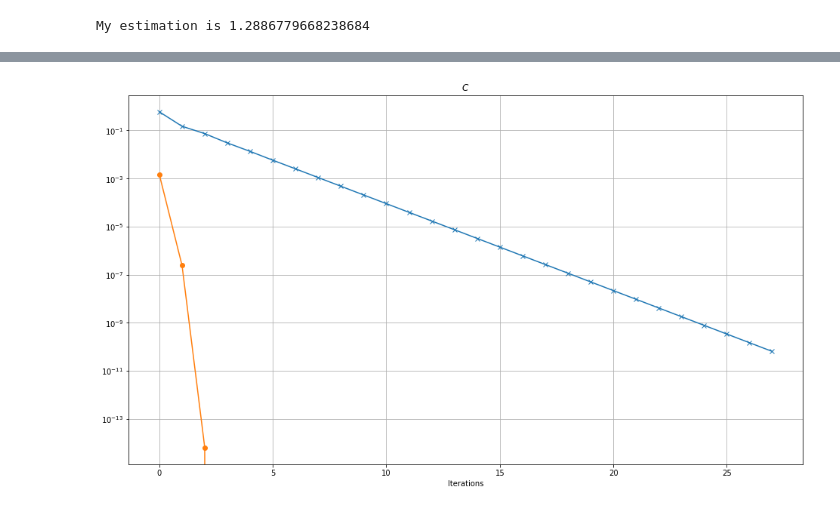
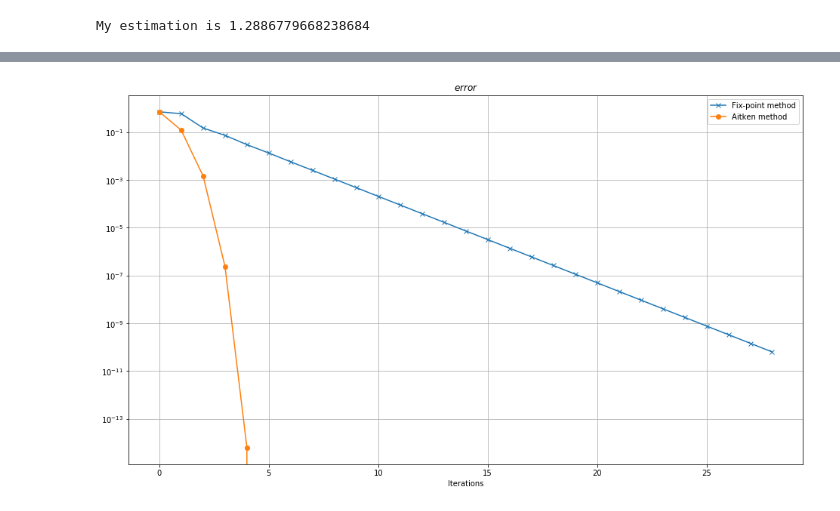
Before and after one commit to Hijikatahonami/itcm-notebooks, a Jupyter notebook: lab-3/exercise/exercise1.ipynb, the cells around one changed output, grey strips where cells are left out. Saved outputs shown, nothing was run; the diff lists cells and outputs as text; code cells hidden in the pictures.

```diff
--- a/lab-3/exercise/exercise1.ipynb
+++ b/lab-3/exercise/exercise1.ipynb
@@ -232,6 +232,7 @@ def aitken(
 
     if report_history:
         history_hat = {'x_n_hat': []}
+        history_hat['x_n_hat'].append(x_n)
 
     while True:
 
@@ -280,28 +281,29 @@ My estimation is 1.2886779668238684
 # %%
 '''
 Hint:
     1. Prepare the sequences: x_n, x_n_hat(from the history of each algorithm)
     2. Compute the error of sequences: e_n, e_n_hat
     3. Plot the curves of e_n, e_n_hat respectively
     4. Change scale into log
     5. Fill in the name of x,y axes
     6. Enable legend(show curve names)
     7. Show the plot
 '''
 # ===== 請實做程式 =====
 x_n = history['x_n']
 x_n_hat = history_hat['x_n_hat']
 e_n = abs(alpha - x_n)
 e_n_hat = abs(alpha - x_n_hat)
 
-plt.figure(figsize=(16, 9))
-plt.plot(e_n[1:], 'x-')
-plt.plot(e_n_hat[1:], 'o-')
-plt.title(r'$C$')
+fig, ax = plt.subplots(figsize=(16, 9))
+ax.plot(e_n, 'x-', label='Fix-point method')
+ax.plot(e_n_hat, 'o-', label='Aitken method')
+plt.legend(loc='upper right')
+plt.title(r'$error$')
 plt.xlabel('Iterations')
 plt.yscale('log')
 plt.grid()
 plt.show()
 # ====================
 # %% [output]
-[figure, old version]
+[figure, new version]
```
